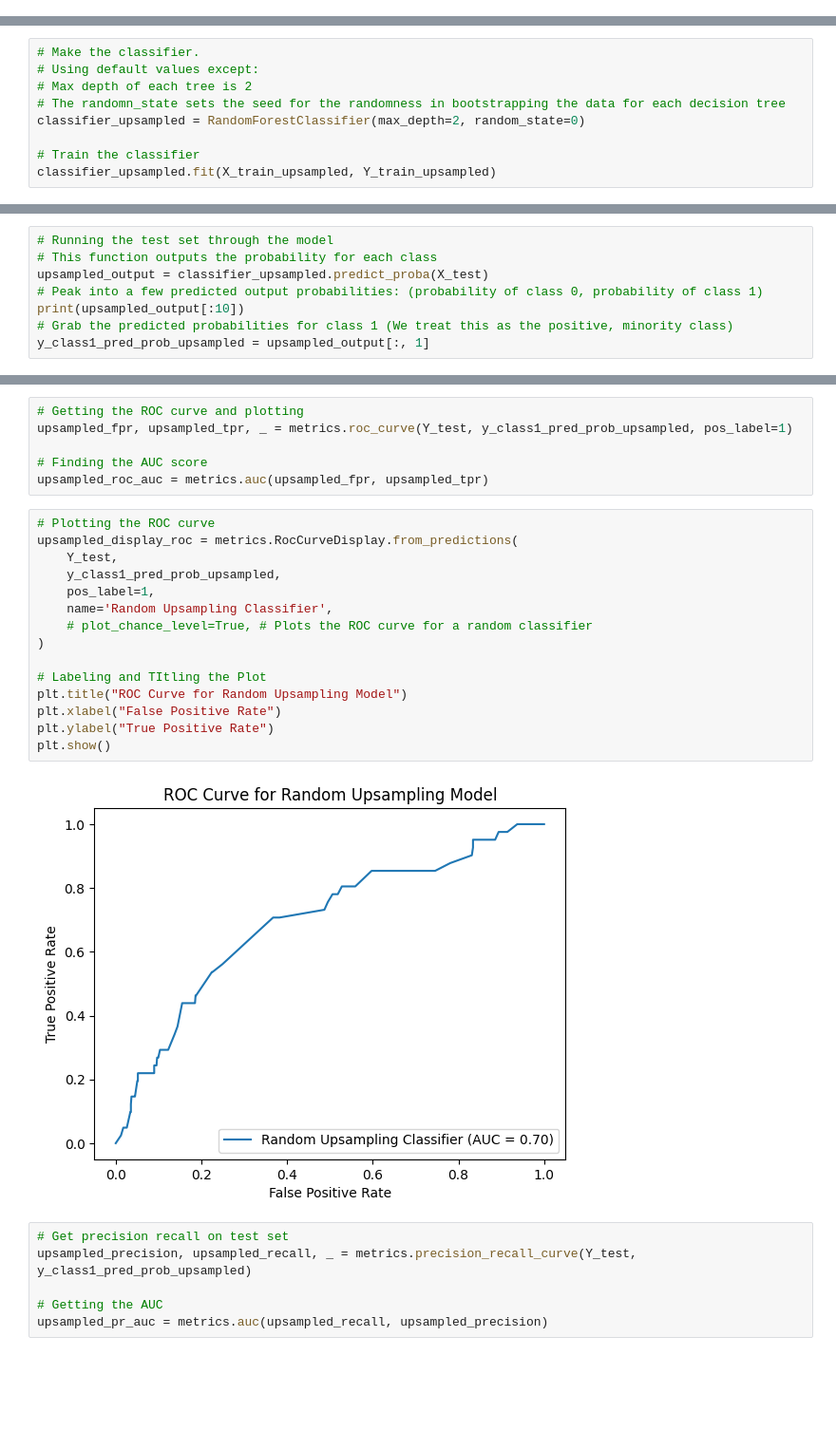
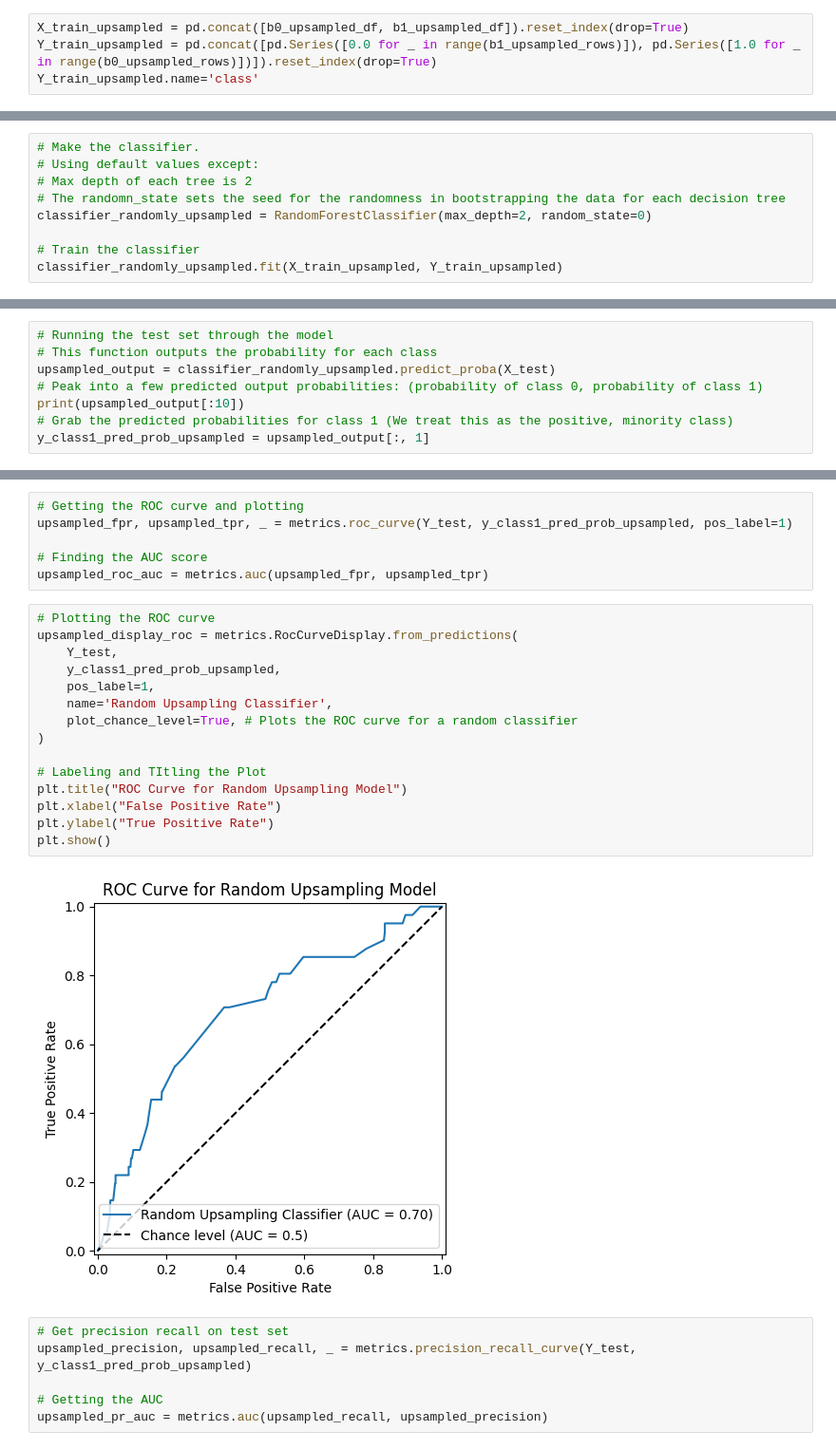
Before and after one commit to canoepus/think, a Jupyter notebook: upsampling.ipynb, the cells around one changed output, grey strips where cells are left out. Shown at 95% size. Drawn from its saved outputs; the diff is of its cells as text; blank space fills up the shorter version.

```diff
--- a/upsampling.ipynb
+++ b/upsampling.ipynb
@@ -280,0 +226,4 @@ Percentage of b1 training data after random upsampling: 50.0 %
+# %%
+X_train_upsampled = pd.concat([b0_upsampled_df, b1_upsampled_df]).reset_index(drop=True)
+Y_train_upsampled = pd.concat([pd.Series([0.0 for _ in range(b1_upsampled_rows)]), pd.Series([1.0 for _ in range(b0_upsampled_rows)])]).reset_index(drop=True)
+Y_train_upsampled.name='class'
@@ -283,16 +247,16 @@ Percentage of b1 training data after random upsampling: 50.0 %
 # Using default values except:
 # Max depth of each tree is 2
 # The randomn_state sets the seed for the randomness in bootstrapping the data for each decision tree
-classifier_upsampled = RandomForestClassifier(max_depth=2, random_state=0)
+classifier_randomly_upsampled = RandomForestClassifier(max_depth=2, random_state=0)
 
 # Train the classifier
-classifier_upsampled.fit(X_train_upsampled, Y_train_upsampled)
+classifier_randomly_upsampled.fit(X_train_upsampled, Y_train_upsampled)
 # %% [output]
 RandomForestClassifier(max_depth=2, random_state=0)
 # %%
 # Running the test set through the model
 # This function outputs the probability for each class
-upsampled_output = classifier_upsampled.predict_proba(X_test)
+upsampled_output = classifier_randomly_upsampled.predict_proba(X_test)
 # Peak into a few predicted output probabilities: (probability of class 0, probability of class 1)
 print(upsampled_output[:10])
 # Grab the predicted probabilities for class 1 (We treat this as the positive, minority class)
@@ -317,20 +281,20 @@ upsampled_roc_auc = metrics.auc(upsampled_fpr, upsampled_tpr)
 # %%
 # Plotting the ROC curve
 upsampled_display_roc = metrics.RocCurveDisplay.from_predictions(
     Y_test,
     y_class1_pred_prob_upsampled,
     pos_label=1,
     name='Random Upsampling Classifier',
-    # plot_chance_level=True, # Plots the ROC curve for a random classifier
+    plot_chance_level=True, # Plots the ROC curve for a random classifier
 )
 
 # Labeling and TItling the Plot
 plt.title("ROC Curve for Random Upsampling Model")
 plt.xlabel("False Positive Rate")
 plt.ylabel("True Positive Rate")
 plt.show()
 # %% [output]
-[figure, old version]
+[figure, new version]
 # %%
 # Get precision recall on test set
 upsampled_precision, upsampled_recall, _ = metrics.precision_recall_curve(Y_test, y_class1_pred_prob_upsampled)
```
Also changed, not shown: parts of 15 cells of this notebook.
